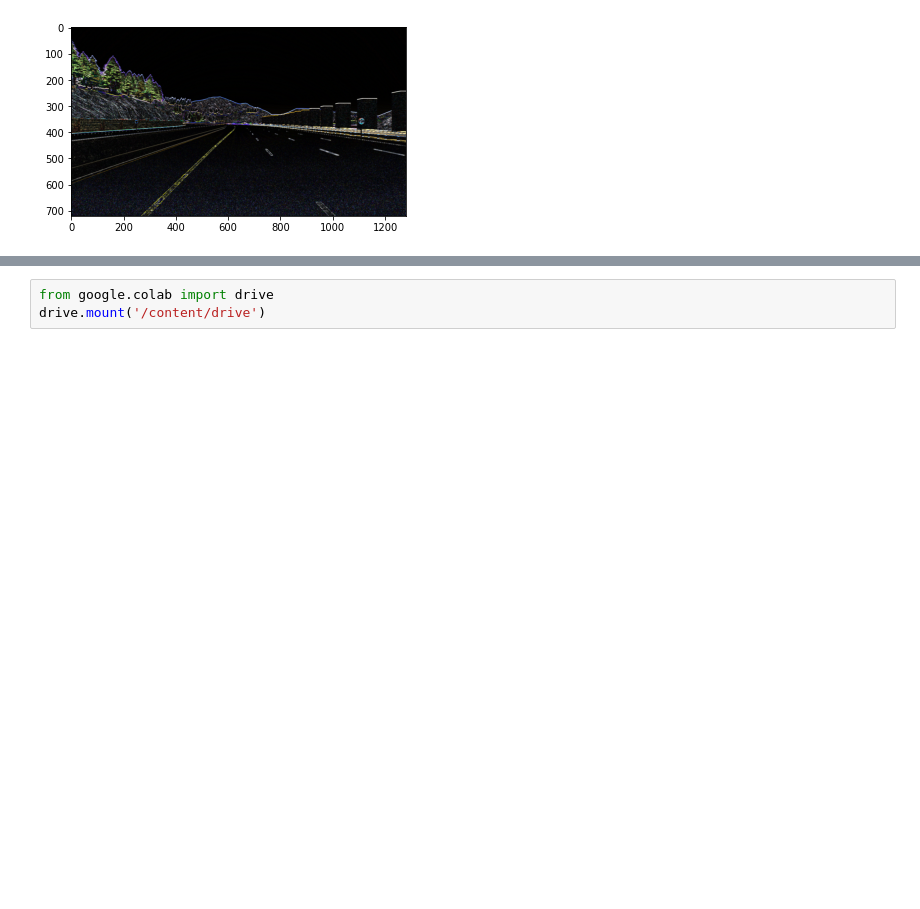
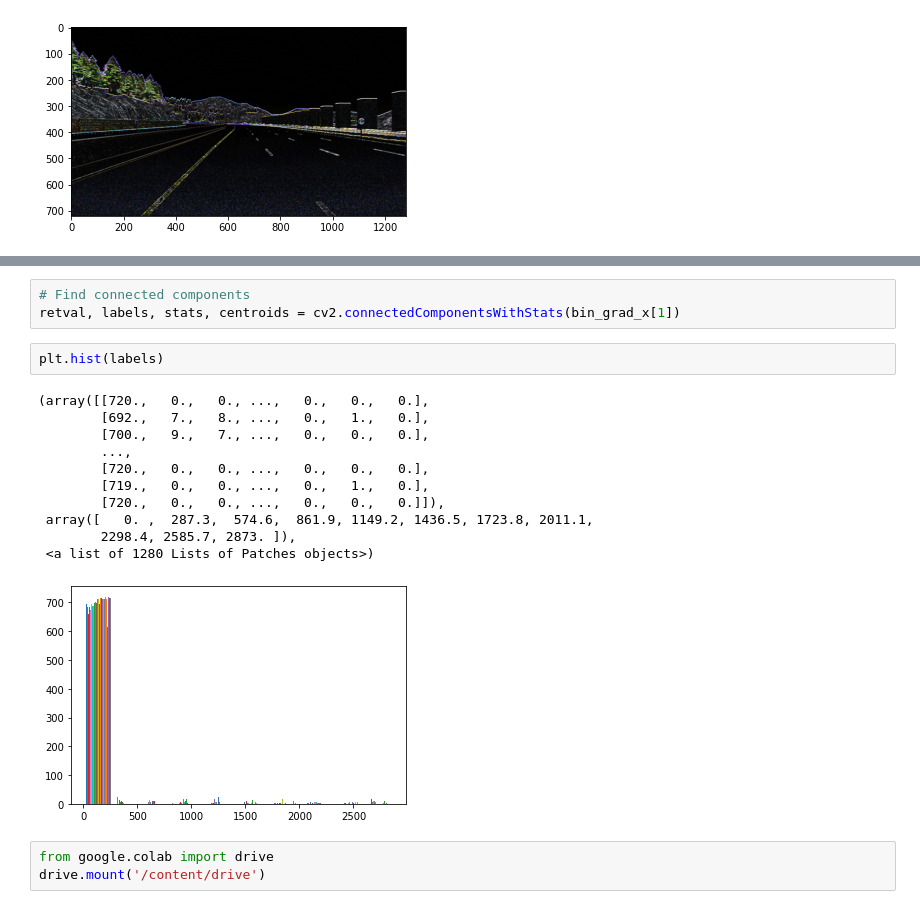
Before and after one commit to SafwanAhmad/google-colab, a Jupyter notebook: Copy_of_advanced_lane_detection.ipynb, the cells around one changed output, grey strips where cells are left out. Drawn from its saved outputs; the diff is of its cells as text; blank space fills up the shorter version.

```diff
--- a/Copy_of_advanced_lane_detection.ipynb
+++ b/Copy_of_advanced_lane_detection.ipynb
@@ -86,3 +103,20 @@ cv2.connectedComponents(grad_x)
+# %%
+# Find connected components
+retval, labels, stats, centroids = cv2.connectedComponentsWithStats(bin_grad_x[1])
+# %%
+plt.hist(labels)
+# %% [output]
+(array([[720.,   0.,   0., ...,   0.,   0.,   0.],
+        [692.,   7.,   8., ...,   0.,   1.,   0.],
+        [700.,   9.,   7., ...,   0.,   0.,   0.],
+        ...,
+        [720.,   0.,   0., ...,   0.,   0.,   0.],
+        [719.,   0.,   0., ...,   0.,   1.,   0.],
+        [720.,   0.,   0., ...,   0.,   0.,   0.]]),
+ array([   0. ,  287.3,  574.6,  861.9, 1149.2, 1436.5, 1723.8, 2011.1,
+        2298.4, 2585.7, 2873. ]),
+ <a list of 1280 Lists of Patches objects>)
+[figure, added]
 # %%
 from google.colab import drive
 drive.mount('/content/drive')
```
Also changed, not shown: parts of 3 cells of this notebook.
